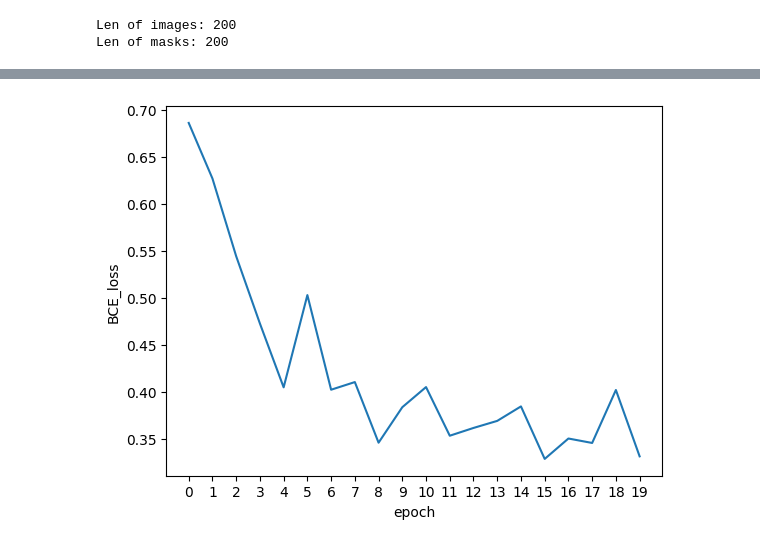
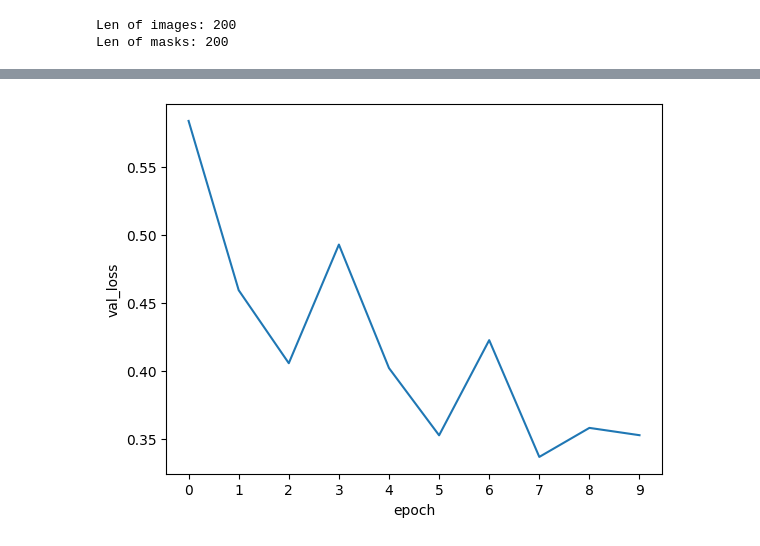
Before and after one commit to EliseySoft/Unet, a Jupyter notebook: train_unet.ipynb, the cells around one changed output, grey strips where cells are left out. Saved outputs shown, nothing was run; the diff lists cells and outputs as text; code cells hidden in the pictures.

```diff
--- a/train_unet.ipynb
+++ b/train_unet.ipynb
@@ -165,8 +165,8 @@ trainer = Trainer(
     train_dataloader=train_dataloader,
     val_dataloader=val_dataloader,
     test_dataloader=test_dataloader,
-    epochs=20,
-    lr=3e-4,
+    epochs=10,
+    lr=5e-4,
     device=config.device
 )
 # %%
@@ -182,7 +213,7 @@ Text(0, 0.5, 'BCE_loss')
 # %%
 plt.plot(training_stats[1])
 plt.xticks(range(len(training_stats[1])))
 plt.xlabel("epoch")
-plt.ylabel("BCE_loss");
+plt.ylabel("val_loss");
 # %% [output]
-[figure, old version]
+[figure, new version]
```
Also changed, not shown: parts of 2 cells of this notebook.
